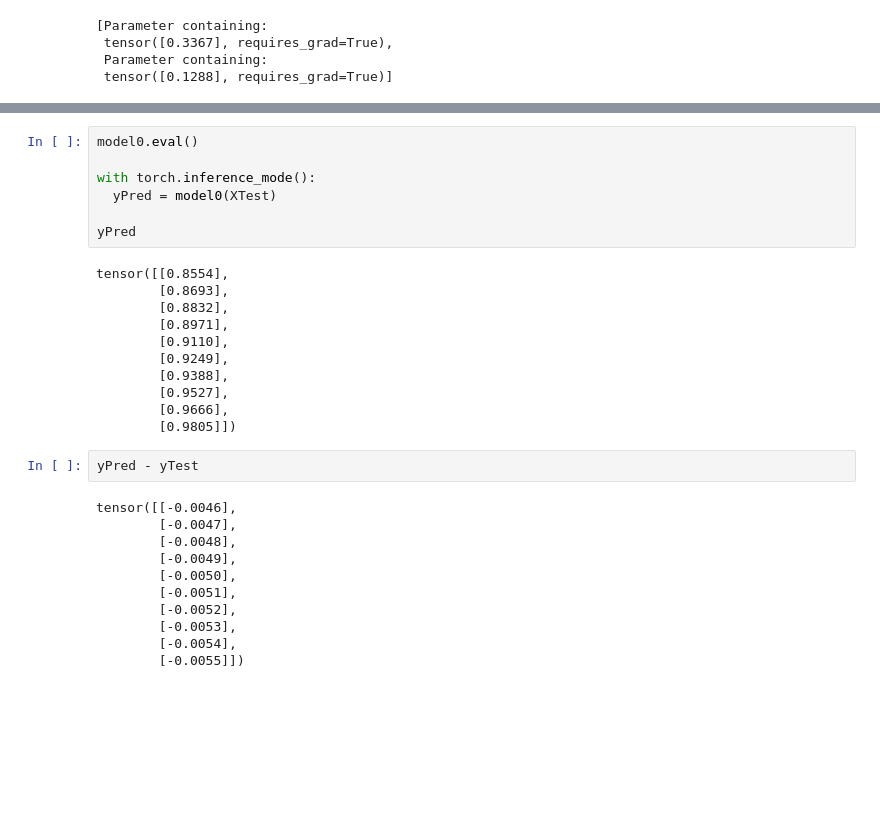
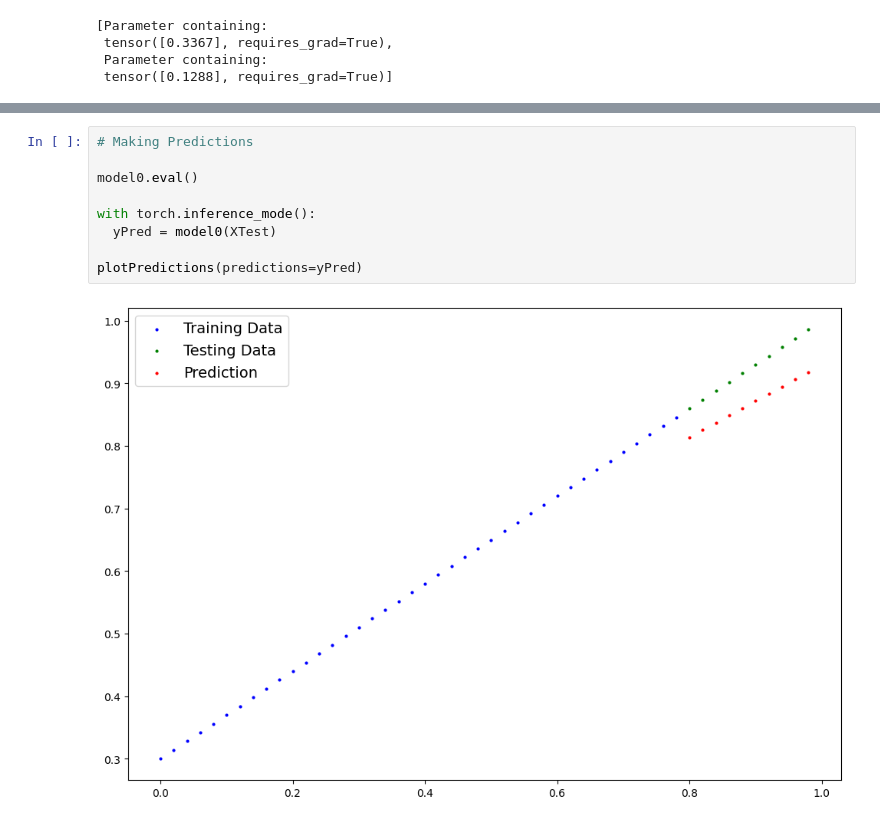
Before and after one commit to Nesasio/PyTorch-Repository, a Jupyter notebook: PyTorch.ipynb, the cells around one changed output, grey strips where cells are left out. Cells and saved outputs as stored; diff of their text form; blank space fills up the shorter version.

```diff
--- a/PyTorch.ipynb
+++ b/PyTorch.ipynb
@@ -177,31 +162,11 @@ OrderedDict([('weight', tensor([0.6951])), ('bias', tensor([0.2993]))])
 # %%
+# Making Predictions
+
 model0.eval()
 
 with torch.inference_mode():
   yPred = model0(XTest)
 
-yPred
+plotPredictions(predictions=yPred)
 # %% [output]
-tensor([[0.8554],
-        [0.8693],
-        [0.8832],
-        [0.8971],
-        [0.9110],
-        [0.9249],
-        [0.9388],
-        [0.9527],
-        [0.9666],
-        [0.9805]])
+[figure, added]
-# %%
-yPred - yTest
-# %% [output]
-tensor([[-0.0046],
-        [-0.0047],
-        [-0.0048],
-        [-0.0049],
-        [-0.0050],
-        [-0.0051],
-        [-0.0052],
-        [-0.0053],
-        [-0.0054],
-        [-0.0055]])
```
Also changed, not shown: parts of 18 cells of this notebook.
